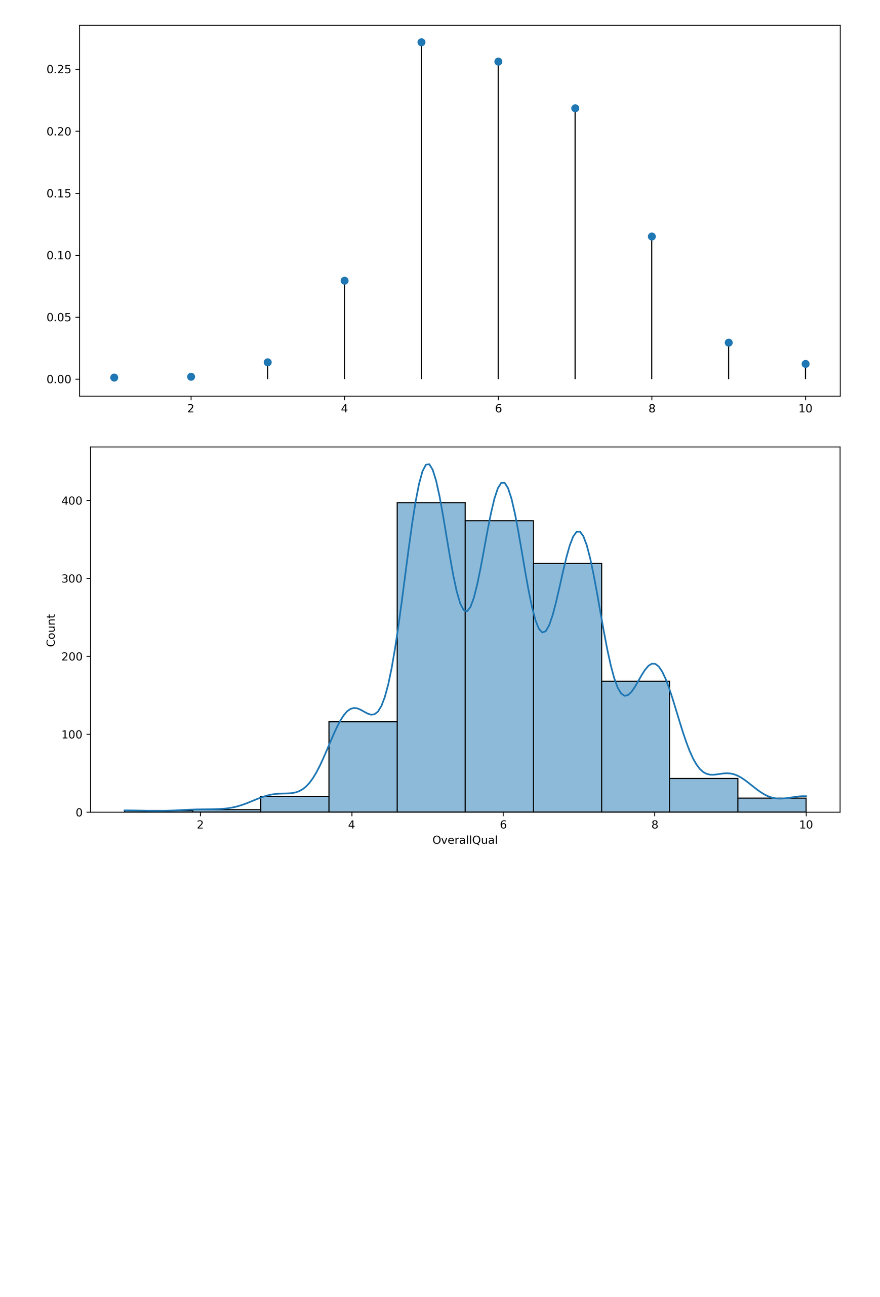
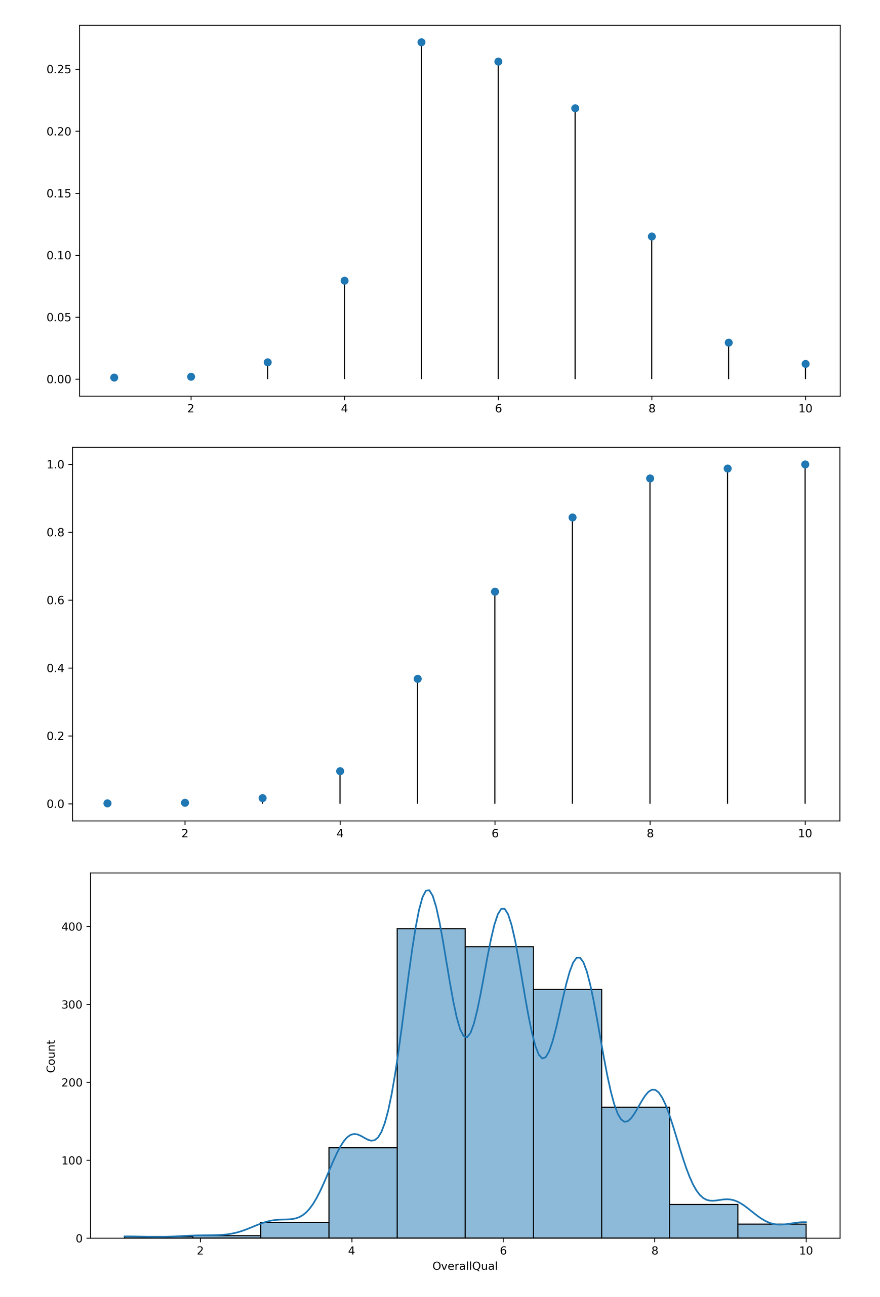
Before and after one commit to ashen007/Housing-Sale-Price-analysis, a Jupyter notebook: notebooks/analysis_2(distribution).ipynb, the cells around one changed output. Saved outputs shown, nothing was run; the diff lists cells and outputs as text; code cells hidden in the pictures; blank space fills up the shorter version.

```diff
--- a/notebooks/analysis_2(distribution).ipynb
+++ b/notebooks/analysis_2(distribution).ipynb
@@ -50,8 +50,8 @@ pk = data.groupby(by='OverallQual')['OverallQual'].count()/data.shape[0]
 xk = pk.index
 # %%
 # probability mass function
-pmf = ss.rv_discrete(values=(xk,pk))
-pmf
+rv = ss.rv_discrete(values=(xk,pk))
+rv
 # %% [output]
 <scipy.stats._distn_infrastructure.rv_sample at 0x...>
 # %%
@@ -61,6 +61,13 @@ ax.vlines(xk,0,pmf.pmf(xk),lw=1)
 plt.show()
 # %% [output]
 [figure]
+# %%
+fig,ax = plt.subplots(nrows=1,ncols=1,figsize=[12,6],dpi=300)
+ax.plot(xk, rv.cdf(xk),'o')
+ax.vlines(xk,0,rv.cdf(xk),lw=1)
+plt.show()
+# %% [output]
+[figure, added]
 # %%
 # plot data in histogram
 plt.figure(figsize=[12,6],dpi=300)
```
Also changed, not shown: parts of 3 cells of this notebook.
